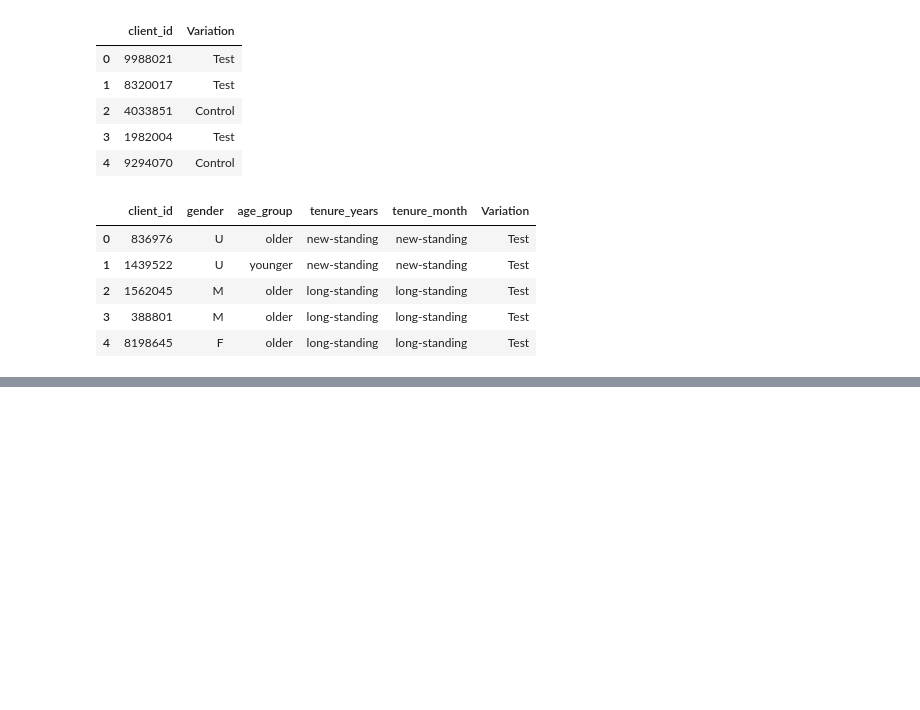
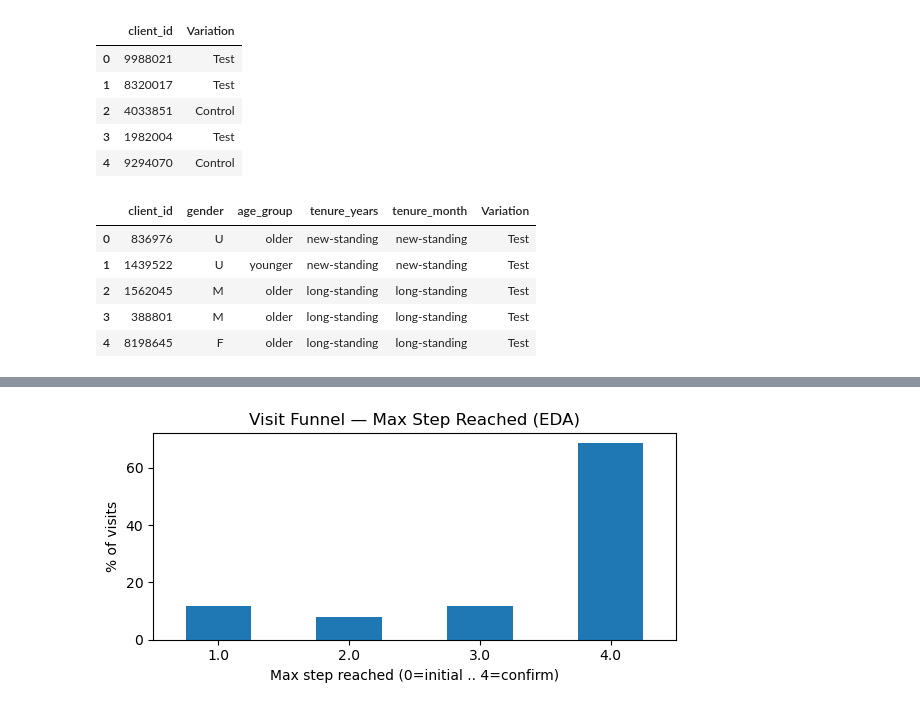
Before and after one commit to TeresaSilva7361/vanguard-ab-test, a Jupyter notebook: project.ipynb, the cells around one changed output, grey strips where cells are left out. Saved outputs shown, nothing was run; the diff lists cells and outputs as text; code cells hidden in the pictures; blank space fills up the shorter version.

```diff
--- a/project.ipynb
+++ b/project.ipynb
@@ -55,0 +188,15 @@ merged_clients.head()
+# %%
+# Max step reached per visit
+w_sorted = web.sort_values(['client_id','visit_id','step_num','date_time'])
+vis = (w_sorted.groupby(['client_id','visit_id'], as_index=False)
+               .agg(max_step=('step_num','max')))
+
+step_counts = vis['max_step'].value_counts().sort_index()
+plt.figure(figsize=(6,3))
+(step_counts / step_counts.sum() * 100).plot(kind='bar')
+plt.xticks(rotation=0)
+plt.ylabel('% of visits'); plt.xlabel('Max step reached (0=initial .. 4=confirm)')
+plt.title('Visit Funnel — Max Step Reached (EDA)')
+plt.tight_layout(); plt.show()
+# %% [output]
+[figure, added]
```
Also changed, not shown: parts of 5 cells of this notebook.
